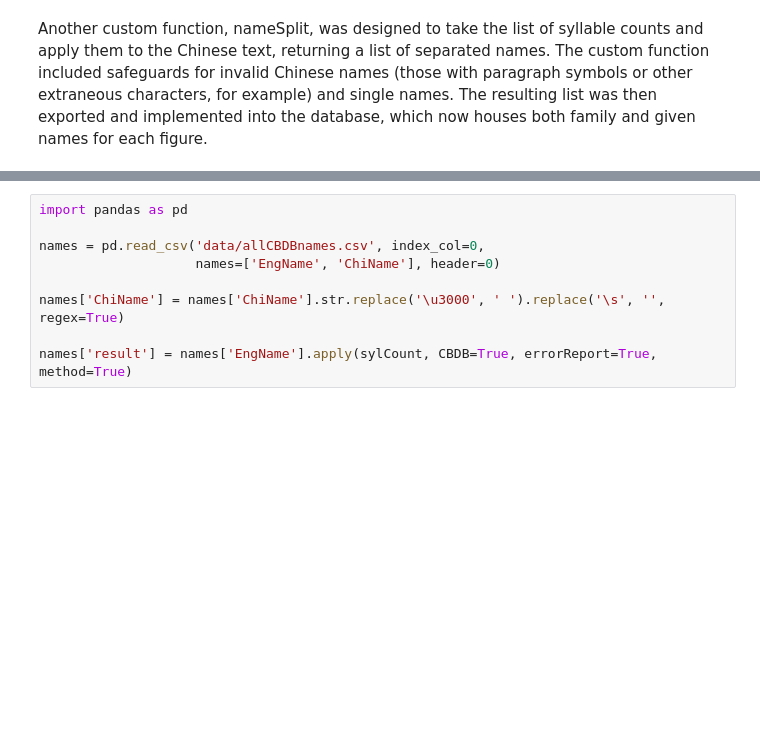
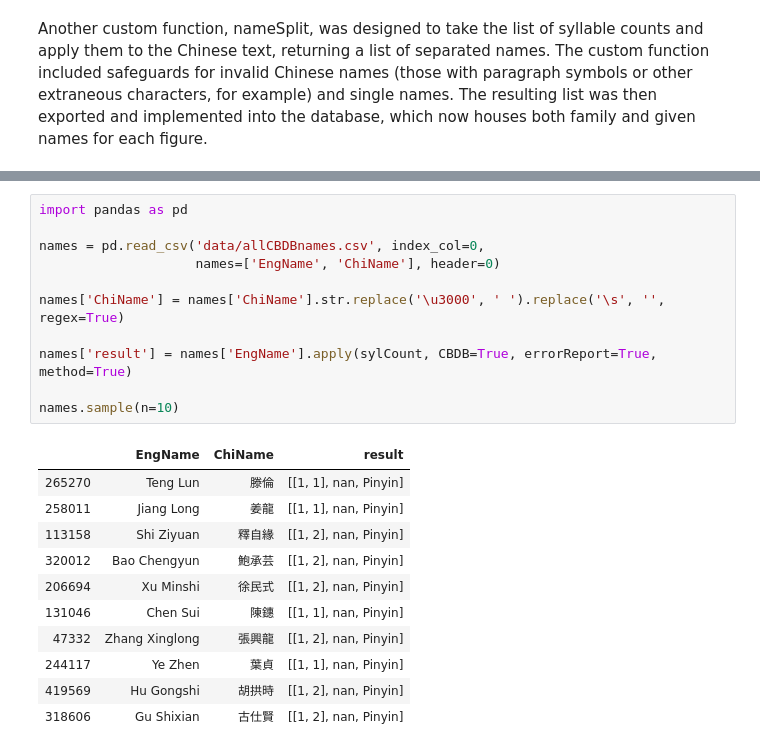
Before and after one commit to JHGFD82/ChineseSyllableCountGeneratorDraftNotes, a Jupyter notebook: Chinese Syllable Count Generator.ipynb, the cells around one changed output, grey strips where cells are left out. Drawn from its saved outputs; the diff is of its cells as text; blank space fills up the shorter version.

```diff
--- a/Chinese Syllable Count Generator.ipynb
+++ b/Chinese Syllable Count Generator.ipynb
@@ -693,9 +695,23 @@ display(names.sample(n=20))
 # %%
 import pandas as pd
 
 names = pd.read_csv('data/allCBDBnames.csv', index_col=0,
                     names=['EngName', 'ChiName'], header=0)
 
 names['ChiName'] = names['ChiName'].str.replace('\u3000', ' ').replace('\s', '', regex=True)
 
 names['result'] = names['EngName'].apply(sylCount, CBDB=True, errorReport=True, method=True)
+
+names.sample(n=10)
+# %% [output]
+|  | EngName | ChiName | result |
+| 265270 | Teng Lun | 滕倫 | [[1, 1], nan, Pinyin] |
+| 258011 | Jiang Long | 姜龍 | [[1, 1], nan, Pinyin] |
+| 113158 | Shi Ziyuan | 釋自緣 | [[1, 2], nan, Pinyin] |
+| 320012 | Bao Chengyun | 鮑承芸 | [[1, 2], nan, Pinyin] |
+| 206694 | Xu Minshi | 徐民式 | [[1, 2], nan, Pinyin] |
+| 131046 | Chen Sui | 陳鏸 | [[1, 1], nan, Pinyin] |
+| 47332 | Zhang Xinglong | 張興龍 | [[1, 2], nan, Pinyin] |
+| 244117 | Ye Zhen | 葉貞 | [[1, 1], nan, Pinyin] |
+| 419569 | Hu Gongshi | 胡拱時 | [[1, 2], nan, Pinyin] |
+| 318606 | Gu Shixian | 古仕賢 | [[1, 2], nan, Pinyin] |
```
Also changed, not shown: parts of 11 cells of this notebook.
